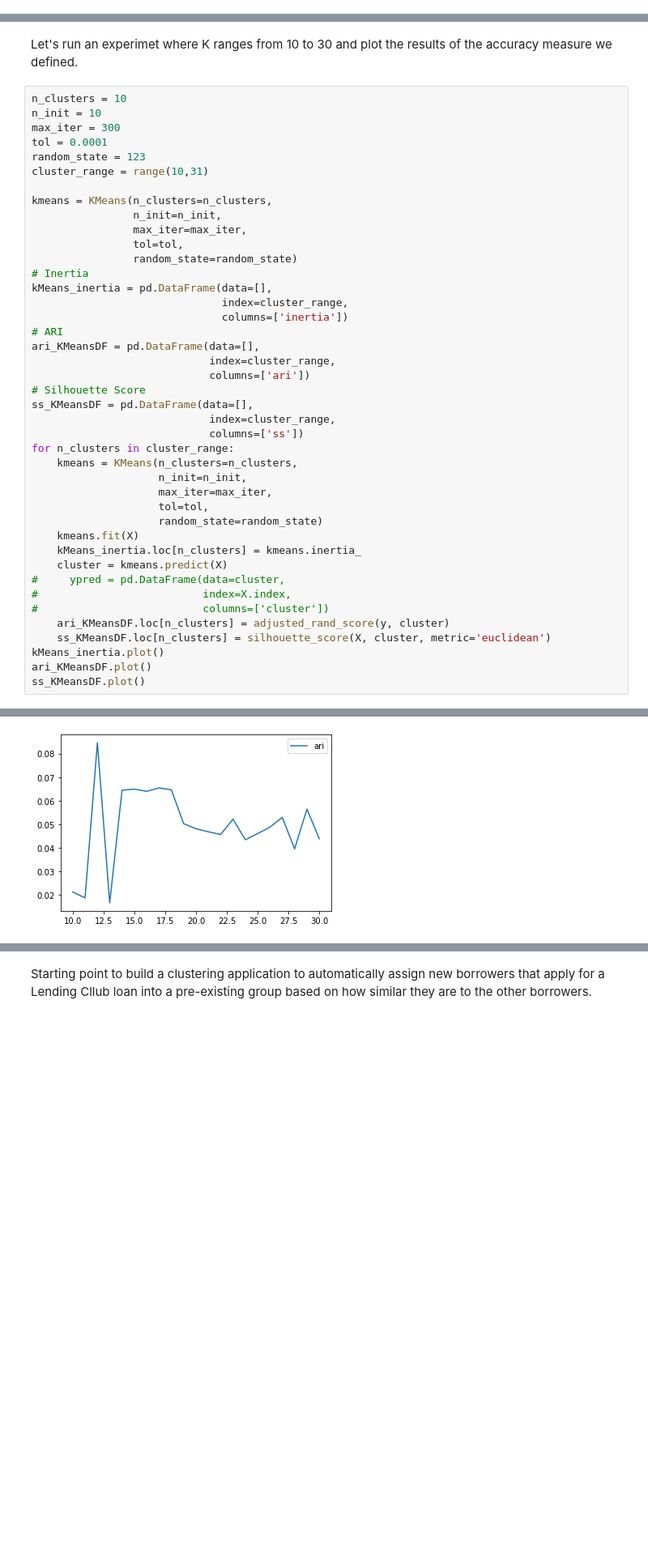
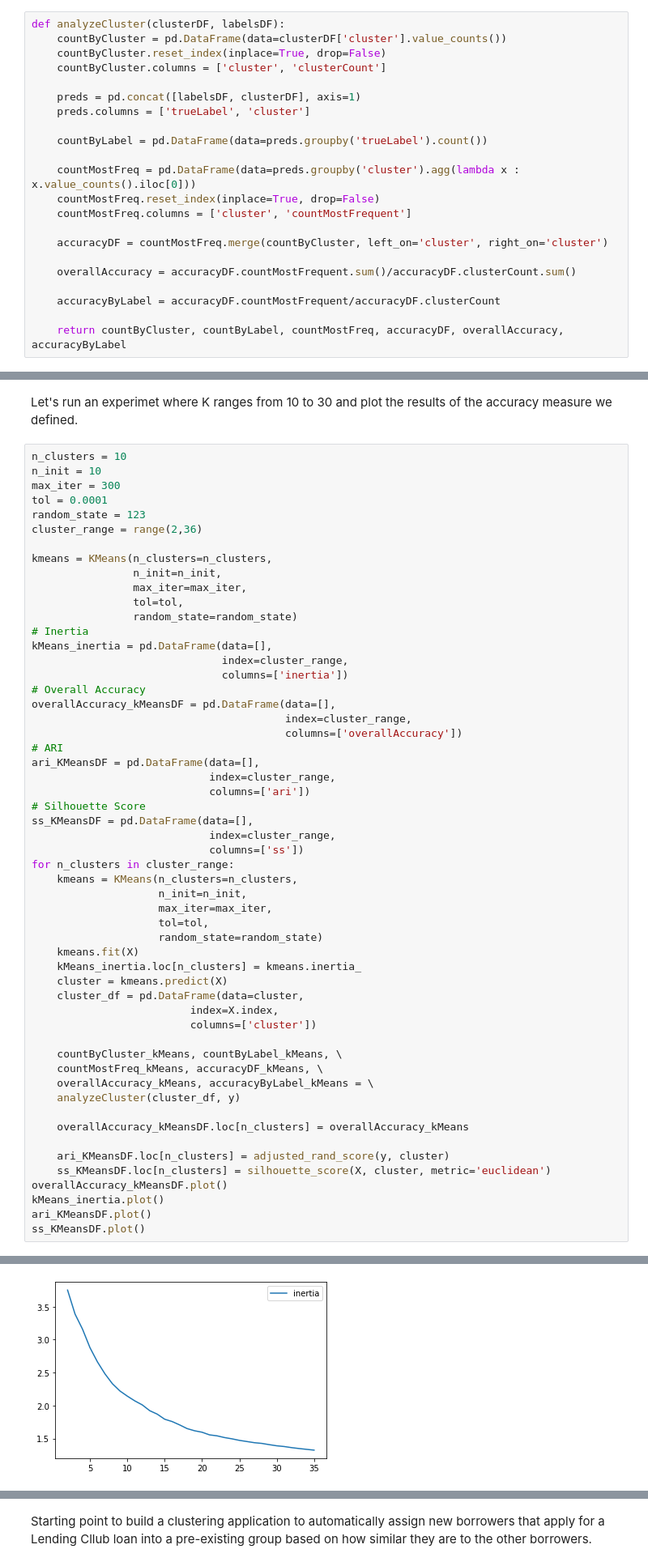
Before and after one commit to Kuebic/Thinkful, a Jupyter notebook: 25_Unsupervised_Capstone/Unsupervised_Capstone.ipynb, the cells around one changed output, grey strips where cells are left out. Shown: that part at 81% size. Saved outputs shown, nothing was run; the diff lists cells and outputs as text; blank space fills up the shorter version.

```diff
--- a/25_Unsupervised_Capstone/Unsupervised_Capstone.ipynb
+++ b/25_Unsupervised_Capstone/Unsupervised_Capstone.ipynb
@@ -341,3 +386,25 @@ print(X.shape, y.shape)
+# %%
+def analyzeCluster(clusterDF, labelsDF):
+    countByCluster = pd.DataFrame(data=clusterDF['cluster'].value_counts())
+    countByCluster.reset_index(inplace=True, drop=False)
+    countByCluster.columns = ['cluster', 'clusterCount']
+
+    preds = pd.concat([labelsDF, clusterDF], axis=1)
+    preds.columns = ['trueLabel', 'cluster']
+
+    countByLabel = pd.DataFrame(data=preds.groupby('trueLabel').count())
+
+    countMostFreq = pd.DataFrame(data=preds.groupby('cluster').agg(lambda x : x.value_counts().iloc[0]))
+    countMostFreq.reset_index(inplace=True, drop=False)
+    countMostFreq.columns = ['cluster', 'countMostFrequent']
+
+    accuracyDF = countMostFreq.merge(countByCluster, left_on='cluster', right_on='cluster')
+
+    overallAccuracy = accuracyDF.countMostFrequent.sum()/accuracyDF.clusterCount.sum()
+
+    accuracyByLabel = accuracyDF.countMostFrequent/accuracyDF.clusterCount
+
+    return countByCluster, countByLabel, countMostFreq, accuracyDF, overallAccuracy, accuracyByLabel
 # %% [markdown]
 # Models
 # %%
@@ -366,7 +433,7 @@ n_init = 10
 max_iter = 300
 tol = 0.0001
 random_state = 123
-cluster_range = range(10,31)
+cluster_range = range(2,36)
 
 kmeans = KMeans(n_clusters=n_clusters,
                 n_init=n_init,
@@ -377,6 +444,10 @@ kmeans = KMeans(n_clusters=n_clusters,
 kMeans_inertia = pd.DataFrame(data=[],
                               index=cluster_range,
                               columns=['inertia'])
+# Overall Accuracy
+overallAccuracy_kMeansDF = pd.DataFrame(data=[],
+                                        index=cluster_range,
+                                        columns=['overallAccuracy'])
 # ARI
 ari_KMeansDF = pd.DataFrame(data=[],
                             index=cluster_range,
@@ -394,11 +465,20 @@ for n_clusters in cluster_range:
     kmeans.fit(X)
     kMeans_inertia.loc[n_clusters] = kmeans.inertia_
     cluster = kmeans.predict(X)
-#     ypred = pd.DataFrame(data=cluster,
-#                          index=X.index,
-#                          columns=['cluster'])
+    cluster_df = pd.DataFrame(data=cluster,
+                         index=X.index,
+                         columns=['cluster'])
+
+    countByCluster_kMeans, countByLabel_kMeans, \
+    countMostFreq_kMeans, accuracyDF_kMeans, \
+    overallAccuracy_kMeans, accuracyByLabel_kMeans = \
+    analyzeCluster(cluster_df, y)
+
+    overallAccuracy_kMeansDF.loc[n_clusters] = overallAccuracy_kMeans
+
     ari_KMeansDF.loc[n_clusters] = adjusted_rand_score(y, cluster)
     ss_KMeansDF.loc[n_clusters] = silhouette_score(X, cluster, metric='euclidean')
+overallAccuracy_kMeansDF.plot()
 kMeans_inertia.plot()
 ari_KMeansDF.plot()
 ss_KMeansDF.plot()
@@ -408 +488 @@ ss_KMeansDF.plot()
-[figure, old version]
+[figure, new version]
```
Also changed, not shown: parts of 47 cells of this notebook.
